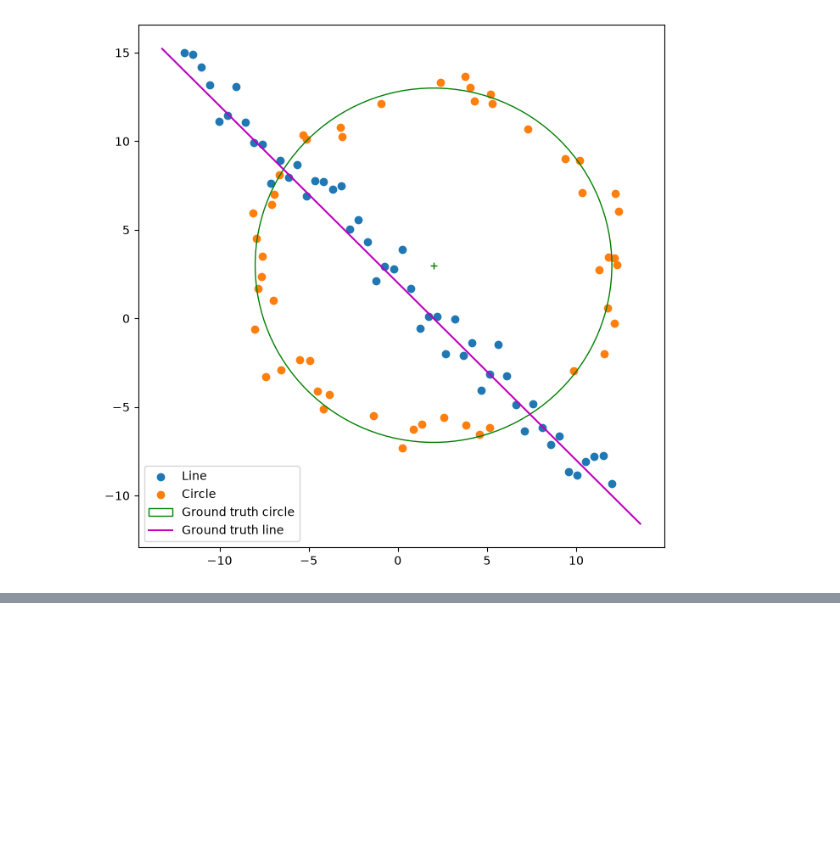
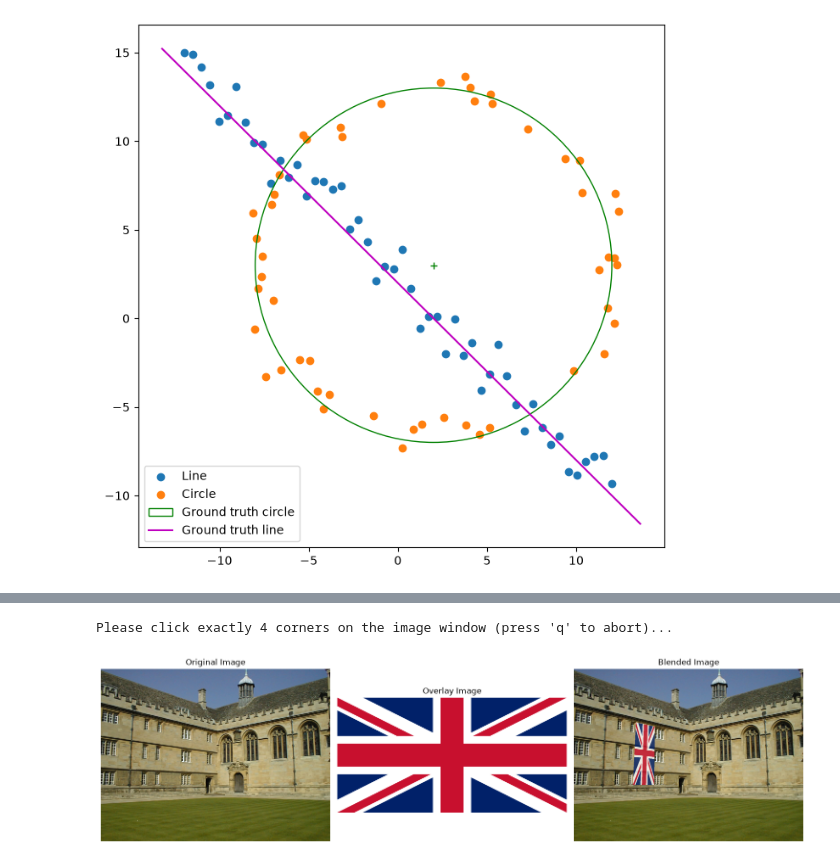
Before and after one commit to Isira-Himal-Perera/EN3160-Image-Processing-and-Computer-Vision, a Jupyter notebook: assignment-02/230486A_a02.ipynb, the cells around one changed output, grey strips where cells are left out. Drawn from its saved outputs; the diff is of its cells as text; code cells hidden in the pictures; blank space fills up the shorter version.

Commit message:
Add coe for homography

```diff
--- a/assignment-02/230486A_a02.ipynb
+++ b/assignment-02/230486A_a02.ipynb
@@ -177,6 +189,6 @@ def ransac_line(X, num_iterations=1000, threshold=2.0, min_inliers=50):
 
     # If enough inliers are found, refine the line parameters using Total Least Squares
     if len(best_inliers) >= min_inliers:
-        best_a, best_b, best_d = fit_line_tls(X[best_inliers])
+        best_a, best_b, best_d = np.real(fit_line_tls(X[best_inliers]))
 
     return best_a, best_b, best_d, best_inliers, best_sample
@@ -260,7 +274,7 @@ def ransac_circle(X, num_iterations=1000, threshold=2.0, min_inliers=25):
 
     # If enough inliers are found, refine the circle parameters using least squares
     if len(best_inliers) >= min_inliers:
-        best_x0, best_y0, best_r = fit_circle_ls(X[best_inliers])
+        best_x0, best_y0, best_r = np.real(fit_circle_ls(X[best_inliers]))
 
     return best_x0, best_y0, best_r, best_inliers, best_sample
 
@@ -352,0 +371,76 @@ Consequently, when these inliers are removed to fit the line next, the middle se
+# %%
+im1 = cv.imread('images/wadham.jpg', cv.IMREAD_COLOR)
+im2 = cv.imread('images/flag.png', cv.IMREAD_COLOR)
+
+assert im1 is not None
+assert im2 is not None
+
+h, w = im2.shape[:2]  # Size of the overlay image
+corners = []
+
+# 2. Mouse callback function for interactive corner selection
+def click_event(event, x, y, flags, params):
+    if event == cv.EVENT_LBUTTONDOWN and len(corners) < 4:
+        corners.append((x, y))
+        # Draw a visual green dot on the display image for feedback
+        cv.circle(image_display, (x, y), 5, (0, 255, 0), -1)
+        cv.imshow('Select 4 Corners', image_display)
+
+image_display = im1.copy()
+cv.imshow('Select 4 Corners', image_display)
+cv.setMouseCallback('Select 4 Corners', click_event)
+
+print("Please click exactly 4 corners on the image window (press 'q' to abort)...")
+
+# Keep window active until 4 points are selected or 'q' is pressed
+while True:
+    key = cv.waitKey(1) & 0xFF
+    if len(corners) == 4 or key == ord('q'):
+        break
+
+cv.destroyAllWindows()
+
+# 3. Error correction: Validate that exactly 4 corners were picked
+if len(corners) != 4:
+    raise ValueError(f"Error: Expected 4 points, but only {len(corners)} were selected. Operation aborted.")
+
+# 4. Compute homography with explicit float32 data types
+pts_src = np.array([[0, 0], [w - 1, 0], [w - 1, h - 1], [0, h - 1]], dtype=np.float32)
+pts_dst = np.array(corners, dtype=np.float32)
+
+H, status = cv.findHomography(pts_src, pts_dst)
+if H is None:
+    raise RuntimeError("Error: Failed to compute homography matrix from the selected points.")
+
+# 5. Warp and blend images
+im_out = cv.warpPerspective(im2, H, (im1.shape[1], im1.shape[0]))
+mask = cv.warpPerspective(np.full((h, w), 255, np.uint8), H, (im1.shape[1], im1.shape[0]))
+mask3 = (mask > 0)[..., None]
+
+alpha = 0.8  # Flag blending weight
+blended = np.where(
+    mask3,
+    cv.addWeighted(im1, 1 - alpha, im_out, alpha, 0),
+    im1.astype(np.uint8)
+)
+
+# 6. Display final blended result via OpenCV
+cv.imshow('Blended Image', blended)
+cv.waitKey(0)
+cv.destroyAllWindows()
+
+# 7. Plot results using Matplotlib
+fig, axes = plt.subplots(1, 3, figsize=(15, 5))
+titles = ['Original Image', 'Overlay Image', 'Blended Image']
+images = [im1, im2, blended]
+
+for ax, im, title in zip(axes, images, titles):
+    ax.imshow(cv.cvtColor(im, cv.COLOR_BGR2RGB))
+    ax.set_title(title)
+    ax.axis('off')
+
+plt.tight_layout()
+plt.show()
+# %% [output]
+Please click exactly 4 corners on the image window (press 'q' to abort)...
+[figure, added]
```
Also changed, not shown: parts of 10 cells of this notebook, 6 other files.
